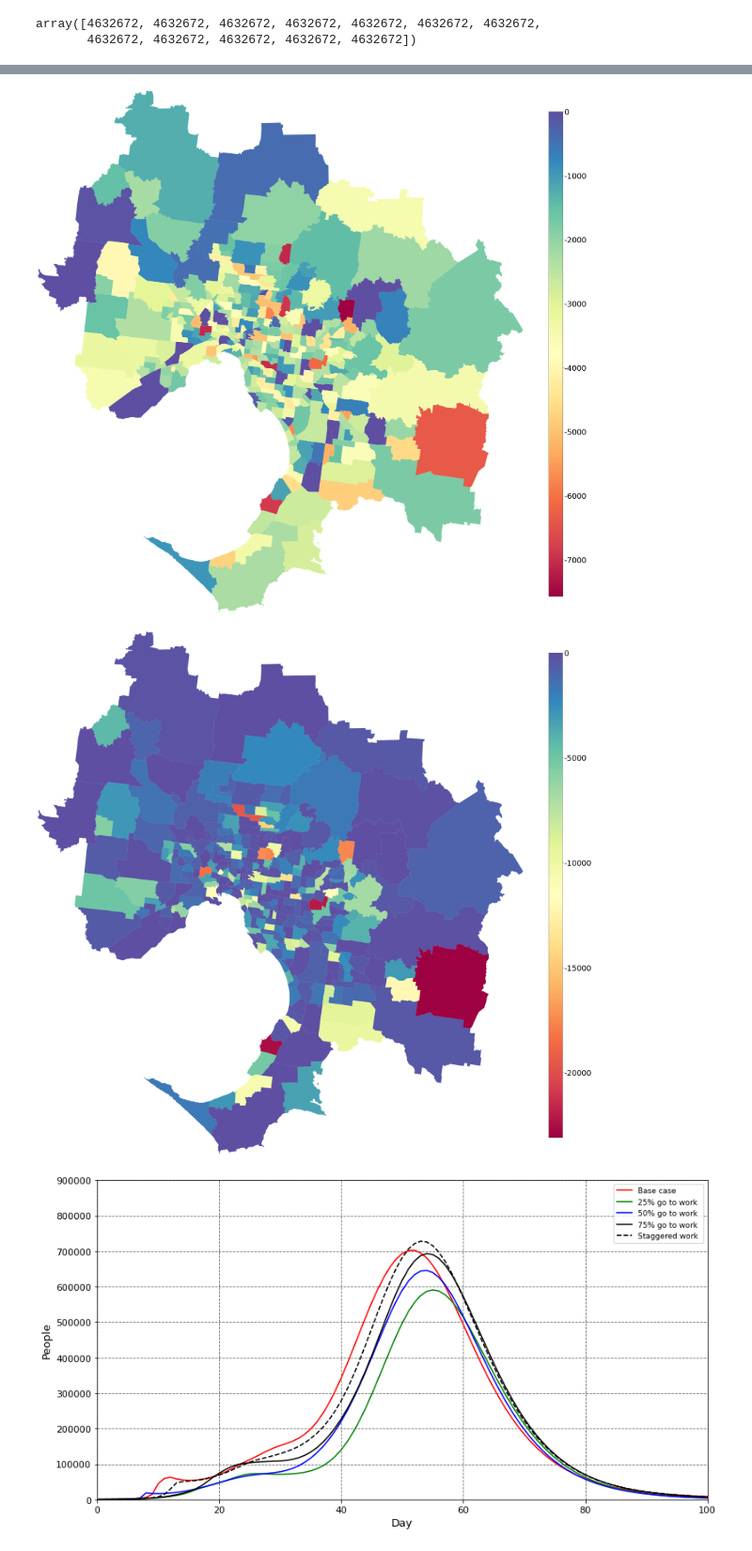
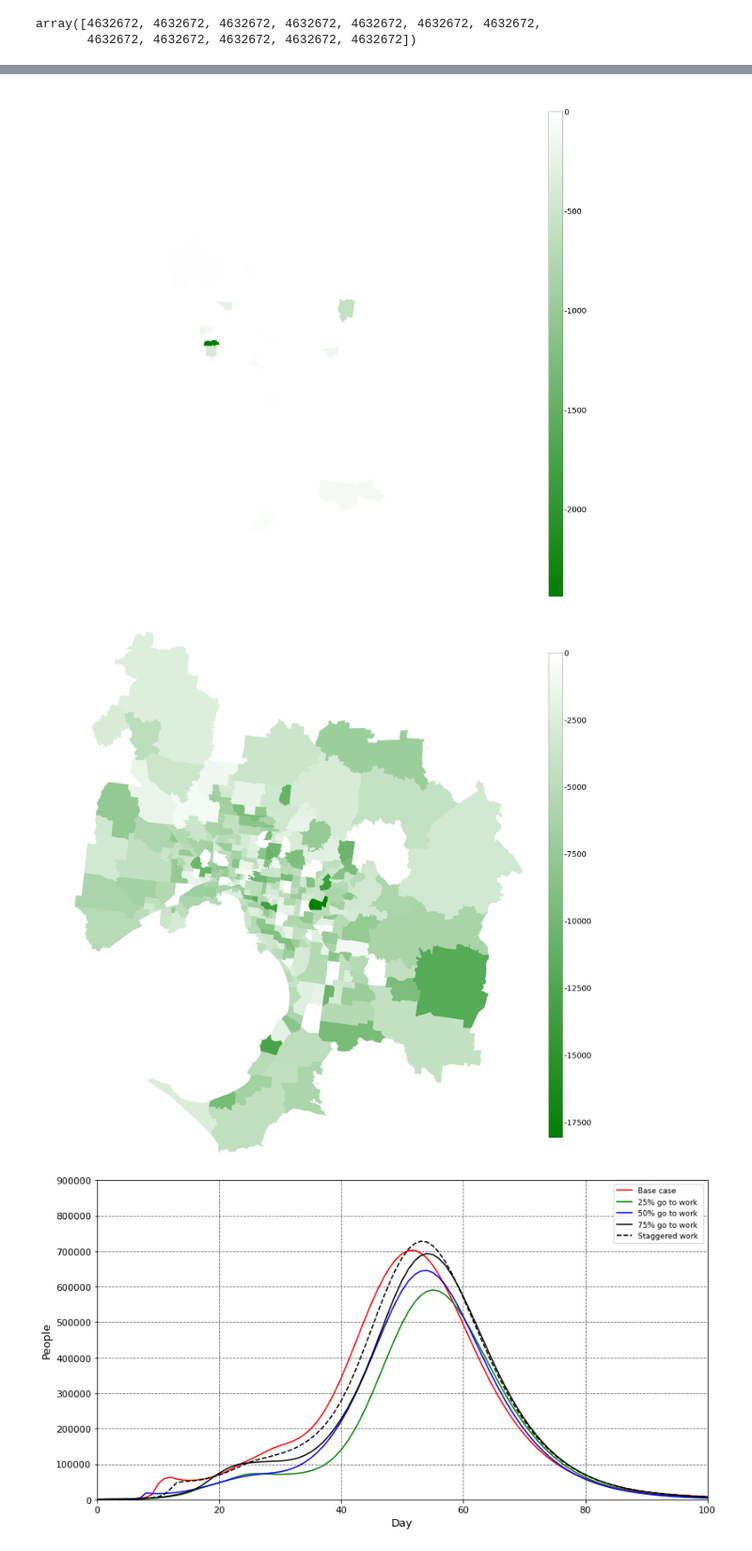
Before and after one commit to captainnemo2005/compartmentmodel, a Jupyter notebook: Melbourne Work from home.ipynb, the cells around one changed output, grey strips where cells are left out. Shown at 94% size. Cells and saved outputs as stored; diff of their text form; code cells hidden in the pictures.

```diff
--- a/Melbourne Work from home.ipynb
+++ b/Melbourne Work from home.ipynb
@@ -4,12 +4,18 @@ import matplotlib.pyplot as plt
 import numpy as np
 from numpy import genfromtxt
 
-melbourne = pd.read_csv('/Users/cptnemo2005/Desktop/SEIR/population_basecase.csv', sep=',',header=None)
+#population_basecase.csv
+#OD_Matrix_basecase.csv
+#population_staggered_work_hour.csv
+#OD_Matrix_staggered_work_hour.csv
+
+
+melbourne = pd.read_csv('/Users/cptnemo2005/Desktop/SEIR/population_staggered_work_hour.csv', sep=',',header=None)
 pop       = melbourne.values
 pop       = np.nan_to_num(pop, copy = True)
 pop       = pop.astype(int)
 
-od_matrix = genfromtxt('/Users/cptnemo2005/Desktop/SEIR/OD_Matrix_basecase.csv', delimiter=',')
+od_matrix = genfromtxt('/Users/cptnemo2005/Desktop/SEIR/OD_Matrix_staggered_work_hour.csv', delimiter=',')
 od_matrix = np.reshape(od_matrix, (12,309,309))
 od_matrix = np.nan_to_num(od_matrix, copy = True)
 od_matrix = od_matrix.astype(int)
@@ -122,0 +213,5 @@ array([-1319.27807833, -1767.10989208, -1757.63281613, -3931.41654145,
+# %%
+newI = newI_50 - newI_base
+
+newI =  np.where(newI> 0, 0, newI)
+newI
@@ -123,6 +236,8 @@ array([-1319.27807833, -1767.10989208, -1757.63281613, -3931.41654145,
 # %%
 import geopandas as gpd
 import contextily as ctx
+from matplotlib.colors import LinearSegmentedColormap
+
 
 melbourne_gdf = gpd.read_file("/Users/cptnemo2005/Downloads/shapefiles/SA2_studyarea_16_z55.shp")
 
@@ -130,39 +245,41 @@ melbourne_gdf_3857 = melbourne_gdf.to_crs(epsg = 3857)
 
 west,south,east,north = melbourne_gdf_3857.unary_union.bounds
 
 
 melbourne_gpd = gpd.read_file("/Users/cptnemo2005/Downloads/shapefiles/SA2_studyarea_16_z55.shp")
 melbourne_gpd['population'] = newI
 
 
 plt.rcParams.update({'font.size':32})
 west,south,east,north = melbourne_gpd.unary_union.bounds
 
 fig,ax = plt.subplots(figsize=(40,40))
-melbourne_gpd.plot(ax=ax, column='population',legend=False,cmap='Spectral')
+cmap = LinearSegmentedColormap.from_list('mycmap', [ 'green','white'])
+melbourne_gpd.plot(ax=ax, column='population',legend=False,cmap=cmap)
 
 cbax = fig.add_axes([0.9,0.15,0.02,0.7])
 
-sm = plt.cm.ScalarMappable(cmap='Spectral',\
+sm = plt.cm.ScalarMappable(cmap=cmap,\
                           norm=plt.Normalize(vmin=min(melbourne_gpd.population),vmax=max(melbourne_gpd.population)))
 
 sm._A=[]
 
 #Draw colormap into cbax
 
 fig.colorbar(sm,cax=cbax,format="%d")
 
 ax.set_xlim(west,east)
 ax.set_ylim(south,north)
 
 ax.axis('off')
 plt.savefig('base_work_from_home_50_{}.jpg'.format(iterations))
 plt.show()
 # %% [output]
-[figure, old version]
+[figure, new version]
 # %%
 import geopandas as gpd
 import contextily as ctx
+from matplotlib.colors import LinearSegmentedColormap
 
 melbourne_gdf = gpd.read_file("/Users/cptnemo2005/Downloads/shapefiles/SA2_studyarea_16_z55.shp")
 
@@ -179,11 +296,15 @@ plt.rcParams.update({'font.size':32})
 west,south,east,north = melbourne_gpd.unary_union.bounds
 
 fig,ax = plt.subplots(figsize=(40,40))
-melbourne_gpd.plot(ax=ax, column='population',legend=False,cmap='Spectral')
+
+
+cmap = LinearSegmentedColormap.from_list('mycmap', [ 'green','white'])
+
+melbourne_gpd.plot(ax=ax, column='population',legend=False,cmap=cmap)
 
 cbax = fig.add_axes([0.9,0.15,0.02,0.7])
 
-sm = plt.cm.ScalarMappable(cmap='Spectral',\
+sm = plt.cm.ScalarMappable(cmap=cmap,\
                           norm=plt.Normalize(vmin=min(melbourne_gpd.population),vmax=max(melbourne_gpd.population)))
 
 sm._A=[]
@@ -196,10 +317,11 @@ ax.set_xlim(west,east)
 ax.set_ylim(south,north)
 
 ax.axis('off')
+#ax.set_facecolor('red')
 plt.savefig('base_work_from_home_{}.jpg'.format(iterations))
 plt.show()
 # %% [output]
-[figure, old version]
+[figure, new version]
 # %%
 import geopandas as gpd
 import contextily as ctx
```
Also changed, not shown: parts of 9 cells of this notebook, 11 other files.
